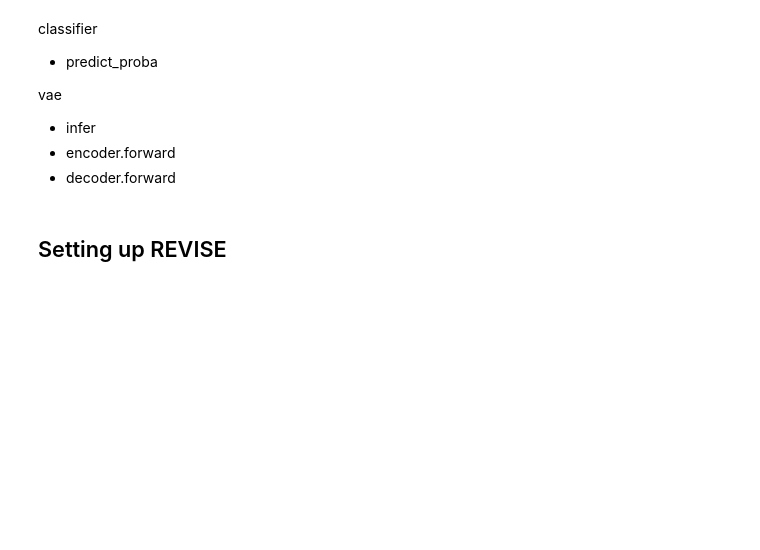
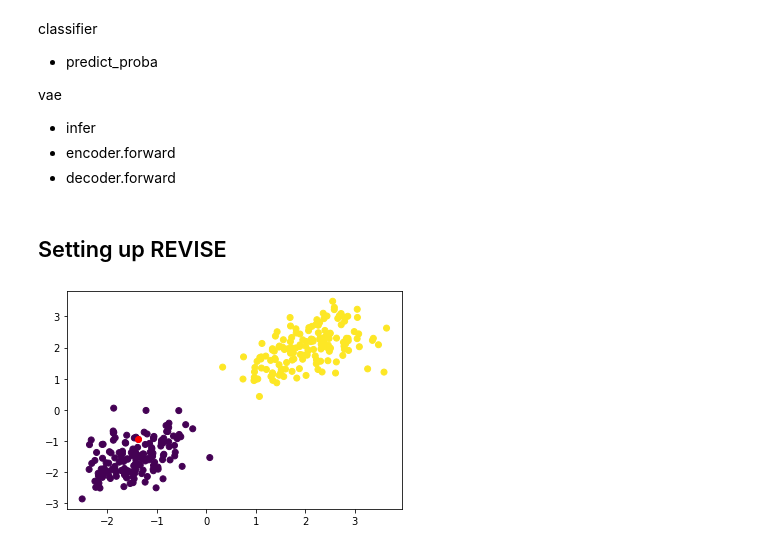
Before and after one commit to jdcc/ac207_final, a Jupyter notebook: testing.ipynb, the cells around one changed output. Cells and saved outputs as stored; diff of their text form; code cells hidden in the pictures; blank space fills up the shorter version.

```diff
--- a/testing.ipynb
+++ b/testing.ipynb
@@ -218,0 +258,8 @@ VAE = namedtuple('VAE', ['encode', 'decode', 'params'])
+# %%
+chosen_point = x_train[3]
+plt.scatter(x_train.T[0], x_train.T[1], c=indices)
+plt.scatter(*chosen_point.T, color='red')
+
+plt.show()
+# %% [output]
+[figure, added]
```
Also changed, not shown: parts of 42 cells of this notebook, 4 other files.
